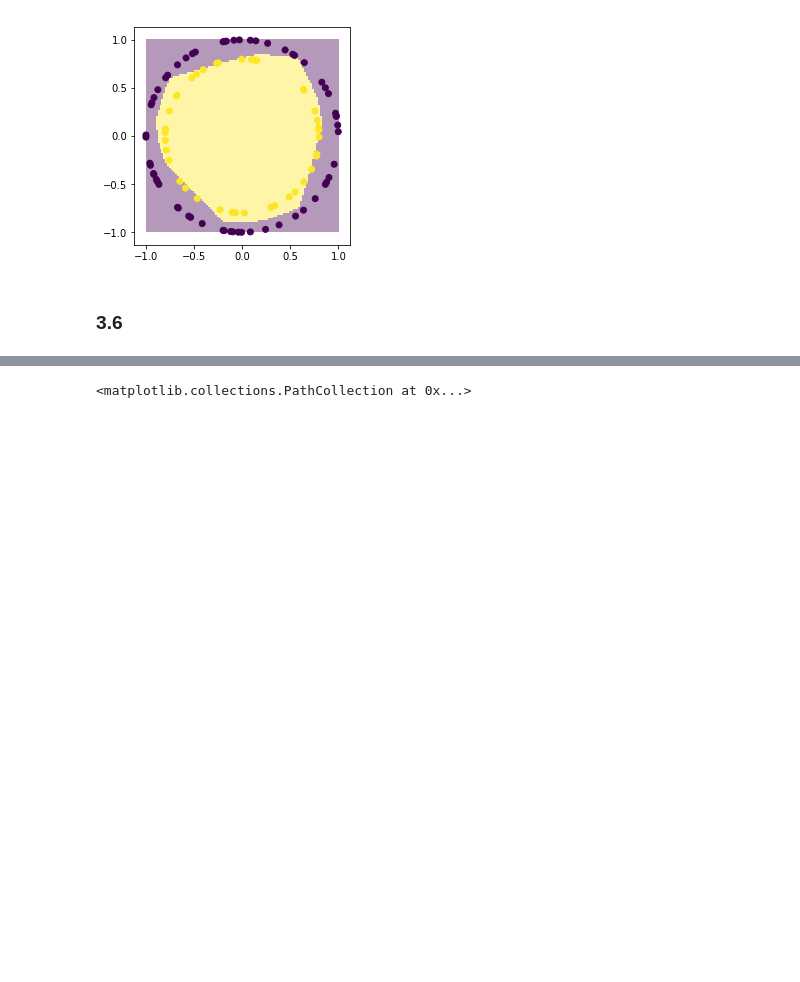
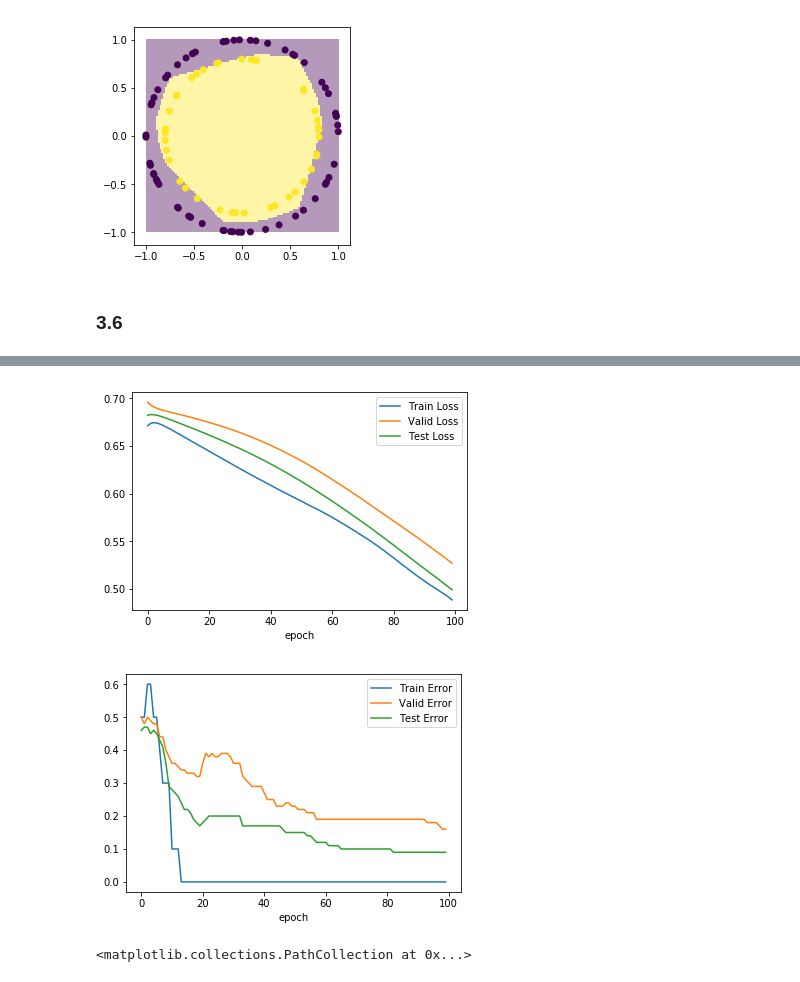
Before and after one commit to quatrejuin/ml_homework_3_code, a Jupyter notebook: ml_homework_3.ipynb, the cells around one changed output, grey strips where cells are left out. Saved outputs shown, nothing was run; the diff lists cells and outputs as text; code cells hidden in the pictures; blank space fills up the shorter version.

```diff
--- a/ml_homework_3.ipynb
+++ b/ml_homework_3.ipynb
@@ -51,10 +51,10 @@ circles_test_x = circles_data[indices[1000:],:-1]
 circles_train_y = circles_data[indices[:900],-1]
 circles_valid_y = circles_data[indices[900:1000],-1]
 circles_test_y = circles_data[indices[1000:],-1]
-# Remap y classes to int 1,2
-circles_train_y = (circles_train_y+1).astype(int)
-circles_valid_y = (circles_valid_y+1).astype(int)
-circles_test_y = (circles_test_y+1).astype(int)
+# # Remap y classes to int 1,2
+circles_train_y = (circles_train_y).astype(int)
+circles_valid_y = (circles_valid_y).astype(int)
+circles_test_y = (circles_test_y).astype(int)
 # %% [output]
 [figure]
 # %%
@@ -454,7 +474,8 @@ dh = 8
 m = 2
 model_3_5 = NeuralNetwork()
 model_3_5.set_params(d,dh,m)
-model_3_5.train_loop(circles_train_x, circles_train_y, 100, 10**-2)
+model_3_5.train_loop(circles_train_x, circles_train_y, 100, 10**-2, 10, True,
+                     circles_valid_x, circles_valid_y)
 
 predict_list = []
 for x in circles_test_x:
@@ -505,13 +526,8 @@ dh = 8
 m = 2
 model_3_6 = NeuralNetwork()
 model_3_6.set_params(d,dh,m)
-model_3_6.train(circles_train_x, circles_train_y, 100, 10**-2)
-
-predict_list = []
-model_3_6.n = circles_test_x.shape[0]
-predict_list = model_3_6.predict(circles_test_x.T,model_3_6.W1,model_3_6.b1,model_3_6.W2,model_3_6.b2)
-
-print("Accuracy:",cal_accuracy(predict_list,circles_test_y))
+model_3_6.train(circles_train_x, circles_train_y, 100, 10**-2, 10, True,
+                circles_valid_x, circles_valid_y, circles_test_x, circles_test_y)
 # %% [output]
 [interactive output not drawn]
 #Epoch:0         Training Loss:0.6714    Valid Loss:0.6960       Grad_len:0.3253
@@ -534,3 +550,19 @@ Accuracy: 0.91
+# %%
+labels = ['Train Loss','Valid Loss','Test Loss']
+for d, label in zip(model_3_6.epoch_loss.T, labels):
+    plt.plot(d, label=label)
+plt.xlabel("epoch")
+plt.legend()
+plt.show()
+labels = ['Train Error','Valid Error','Test Error']
+for d, label in zip(model_3_6.epoch_error.T, labels):
+    plt.plot(d, label=label)
+plt.xlabel("epoch")
+plt.legend()
+plt.show()
+# %% [output]
+[figure, added]
+[figure, added]
 # %%
 # Draw decision boundary
 range_x1 = np.linspace(-1,1,100)
```
Also changed, not shown: parts of 12 cells of this notebook.
